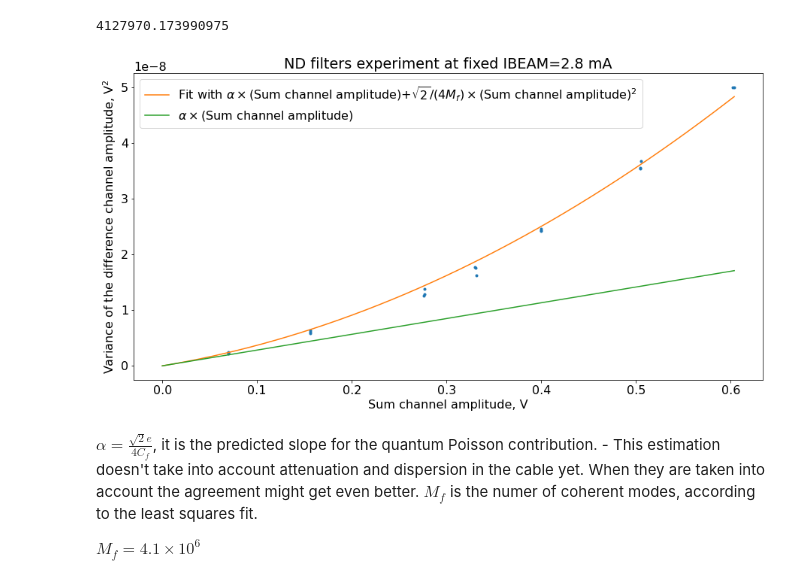
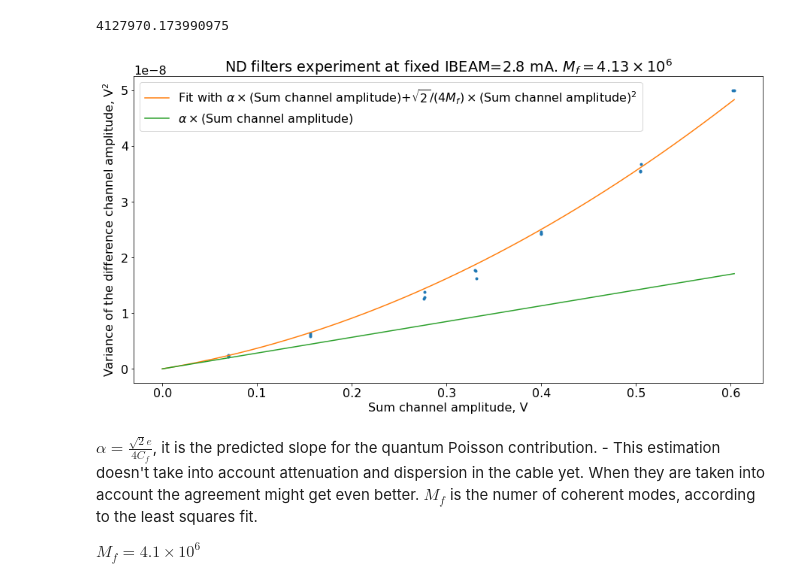
Before and after one commit to IharLobach/fur, a Jupyter notebook: shifts/shift_03_10_2020/nd_filters_data_03_10_2020.ipynb, the cells around one changed output. Drawn from its saved outputs; the diff is of its cells as text; code cells hidden in the pictures.

```diff
--- a/shifts/shift_03_10_2020/nd_filters_data_03_10_2020.ipynb
+++ b/shifts/shift_03_10_2020/nd_filters_data_03_10_2020.ipynb
@@ -19,6 +19,7 @@ shift_03_10_2020 = path_assistant.PathAssistant('shift_03_10_2020',
     ignore_files=["RefCurve_2020-03-10_0_111937_test.Wfm.bin"])
 shift_03_10_2020.show_waveform_file_names()
 waveforms_dir = shift_03_10_2020.get_waveforms_dir()
+results_dir = shift_03_10_2020.get_results_dir()
 # %% [output]
 /home/ilobach/fur
 0 RefCurve_2020-03-10_10_121356.Wfm.bin
@@ -108,15 +109,16 @@ Mf
 # %%
 plt.plot(res_df["ch2_amplitude"],res_df["var_of_ch1_amplitude"] ,'.')
 x_f = np.linspace(0,max(x1),1000)
 plt.plot(x_f, alpha*x_f+a*x_f**2, label=r"Fit with $\alpha\times$(Sum channel amplitude)+$\sqrt{2}/(4M_f)\times$(Sum channel amplitude)$^2$")
 plt.plot(x_f, alpha*x_f, label=r"$\alpha\times$(Sum channel amplitude)")
 plt.xlabel("Sum channel amplitude, V")
 plt.ylabel("Variance of the difference channel amplitude, V$^2$")
-plt.title("ND filters experiment at fixed IBEAM=2.8 mA")
+plt.title(r"ND filters experiment at fixed IBEAM=2.8 mA. $M_f=4.13\times 10^6$")
 plt.legend()
+plt.savefig(results_dir.fi("nd_filters_fixed_beam_current.pdf"), bbox_inches='tight')
 plt.show()
 # %% [output]
-[figure, old version]
+[figure, new version]
 # %% [markdown]
 $\alpha=\frac{\sqrt{2}e}{4 C_f}$,
 it is the predicted slope for the quantum Poisson contribution. - This estimation doesn't take into account attenuation and dispersion in the cable yet. When they are taken into account the agreement might get even better.
```
Also changed, not shown: parts of 1 cell of this notebook, 2 other files.
